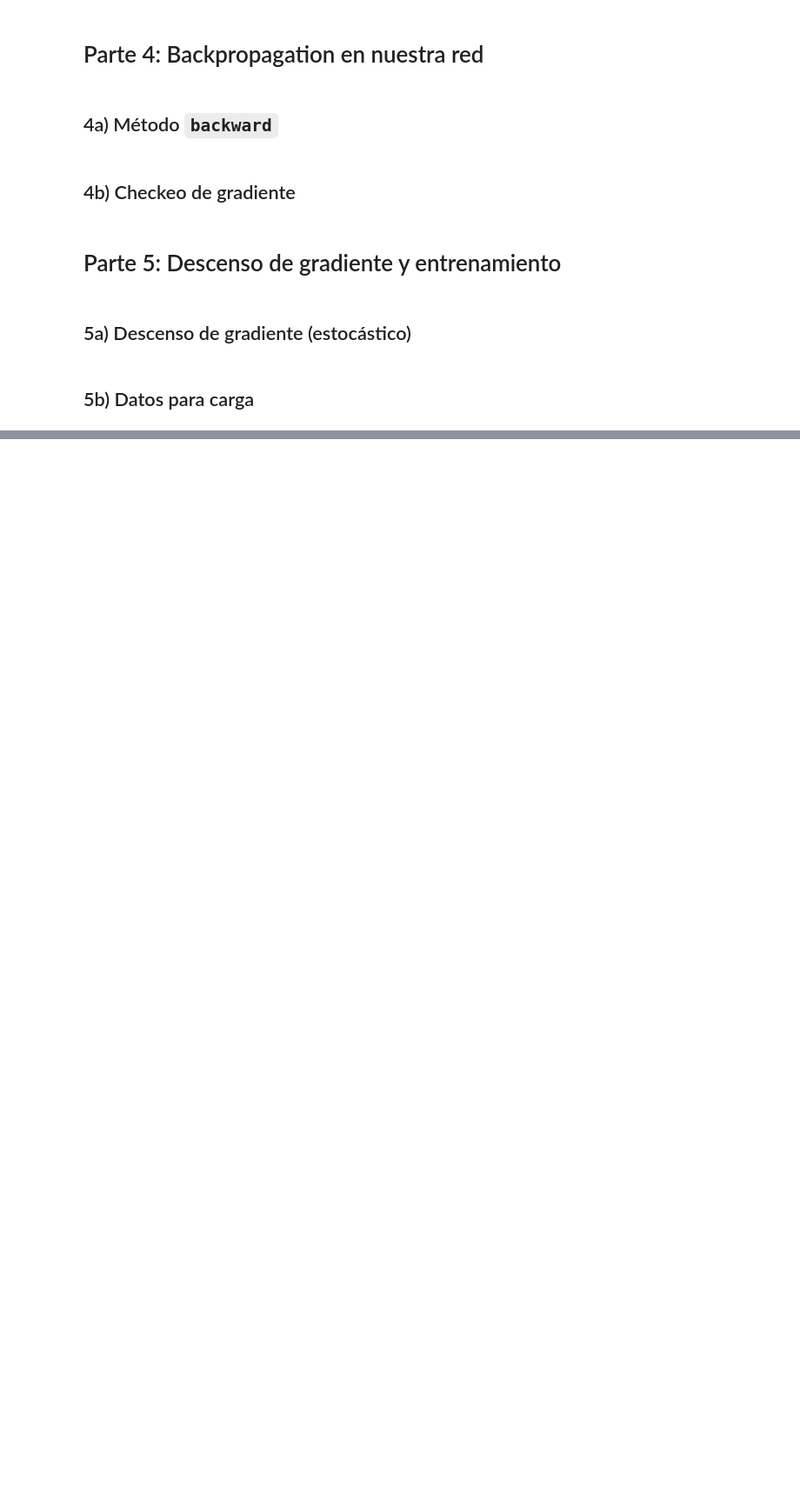
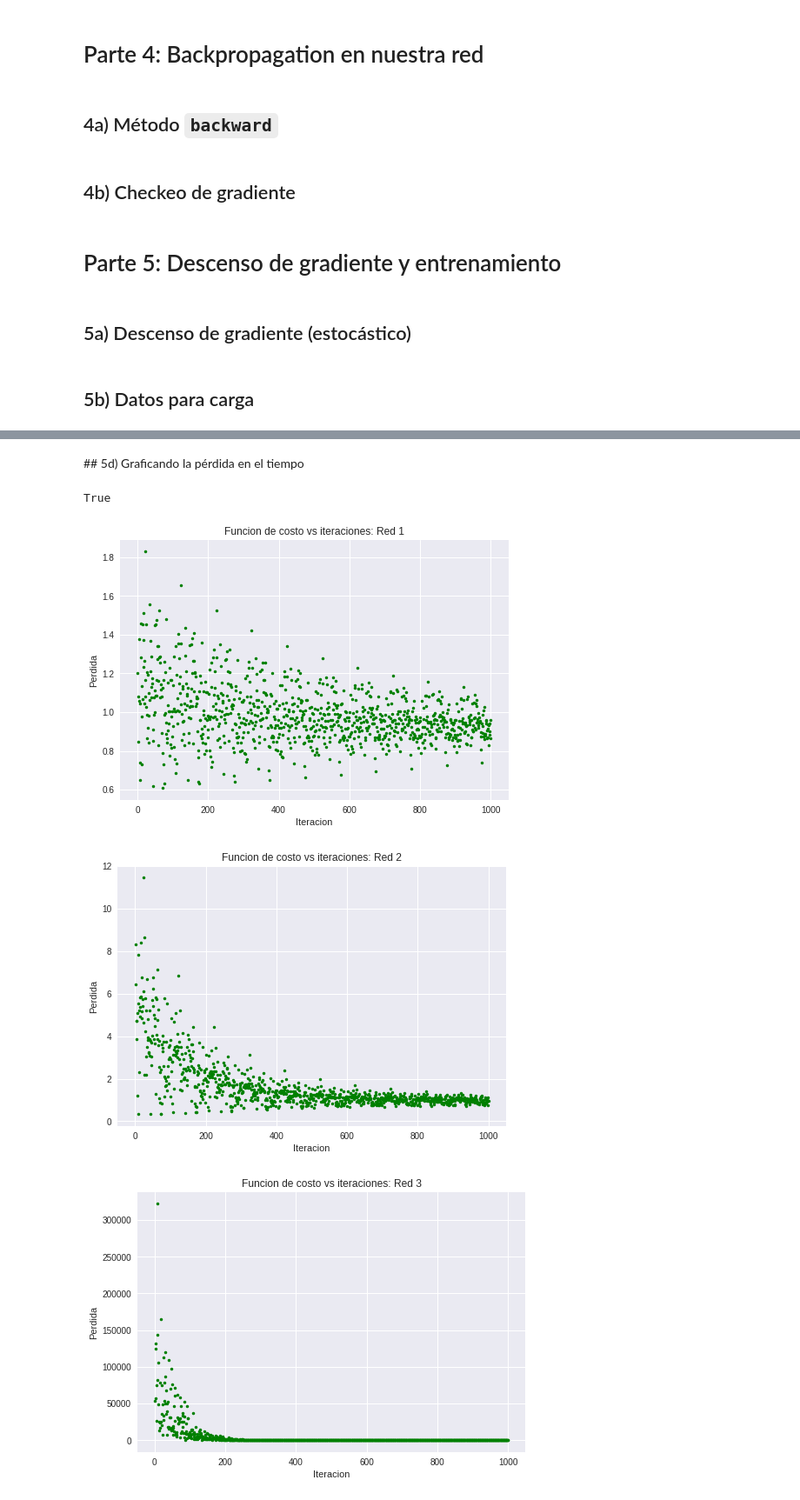
Before and after one commit to martinKindall/deep_learning_uchile, a Jupyter notebook: tarea1/Respuestas_Tarea_1_Partes_1_2_CC6402_2018.ipynb, the cells around one changed output, grey strips where cells are left out. Shown at 87% size. Saved outputs shown, nothing was run; the diff lists cells and outputs as text; code cells hidden in the pictures; blank space fills up the shorter version.

Commit message:
parte 5c y 5d: se entrena la red con datos aleatorios y se grafican

```diff
--- a/tarea1/Respuestas_Tarea_1_Partes_1_2_CC6402_2018.ipynb
+++ b/tarea1/Respuestas_Tarea_1_Partes_1_2_CC6402_2018.ipynb
@@ -199,7 +196,7 @@ params = list(map(lambda x: [torch.from_numpy(x[0]), torch.from_numpy(x[1])], pa
 
 test_data_path = "data/train_set"
 test_input = torch.from_numpy(numpy.loadtxt(test_data_path+"/hechizo-8/090.txt")).double().cuda().view(1, 4096)
-red_neuronal = FFNN(0, [], ['algo'], 10, params)
+red_neuronal = FFNN(0, [], [sig, sig], 10, params)
 red_neuronal.forward(test_input)
 # %% [output]
 Columns 0 to 5
@@ -220,7 +217,7 @@ def cross_ent_loss(Q,P):
     q_log = torch.log(Q)
     product = torch.mul(P, torch.reciprocal(q_log))
 
-    return torch.sum(product)/Q.size(dimension)
+    return -torch.sum(product)/Q.size(dimension)
 # %% [markdown]
 ## 3b) Derivando la última capa
 # %% [markdown]
@@ -638,0 +622,55 @@ True
+# %%
+def entrenar_FFNN(red_neuronal, dataset, optimizador, epochs, B):
+
+  perdidas = []
+
+  for e in range(1,epochs+1):
+    for x,y in dataset.paquetes(B):
+      y_pred = red_neuronal.forward(x)
+      #pdb.set_trace()
+      perdidas.append(cross_ent_loss(y_pred,y))
+
+      red_neuronal.backward(x, y, y_pred)
+      optimizador.step()
+
+  return red_neuronal, perdidas
+# %% [markdown]
+## 5d) Graficando la pérdida en el tiempo
+# %%
+#red_entrenada, perdida = entrenar_FFNN(red, dataset, optimizador, 20, 4)
+
+#red_neuronal = FFNN(0, [], ['algo'], 10, params)
+import matplotlib.pyplot as plt
+features = 10
+clases = 3
+dataset = RandomDataset(1000,features,clases)
+
+redes = [
+    FFNN(features, [5, 5], [sig, sig], clases),
+    FFNN(features, [15, 15], [sig, sig], clases),
+    FFNN(features, [50, 50], [sig, sig], clases)
+]
+
+for idx, red_neuronal in enumerate(redes):
+
+  red_neuronal.gpu()
+
+  optimizador = SGD(red_neuronal, 0.001)
+
+  epochs = 10
+  batch = 10
+  red_neuronal, perdidas = entrenar_FFNN(red_neuronal, dataset, optimizador, epochs, batch)
+
+  plt.figure()
+  plt.plot(numpy.linspace(1, len(perdidas), len(perdidas)), perdidas, 'g.')
+  plt.title("Funcion de costo vs iteraciones: Red "+str(idx+1))
+  plt.xlabel("Iteracion")
+  plt.ylabel("Perdida")
+  #pdb.set_trace()
+
+True
+# %% [output]
+True
+[figure, added]
+[figure, added]
+[figure, added]
```
Also changed, not shown: parts of 8 cells of this notebook.
